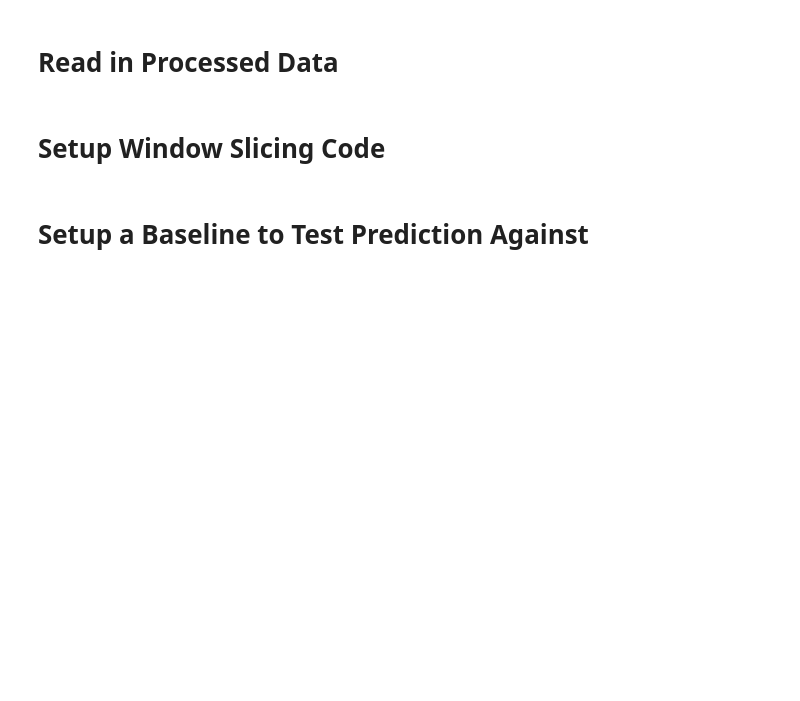
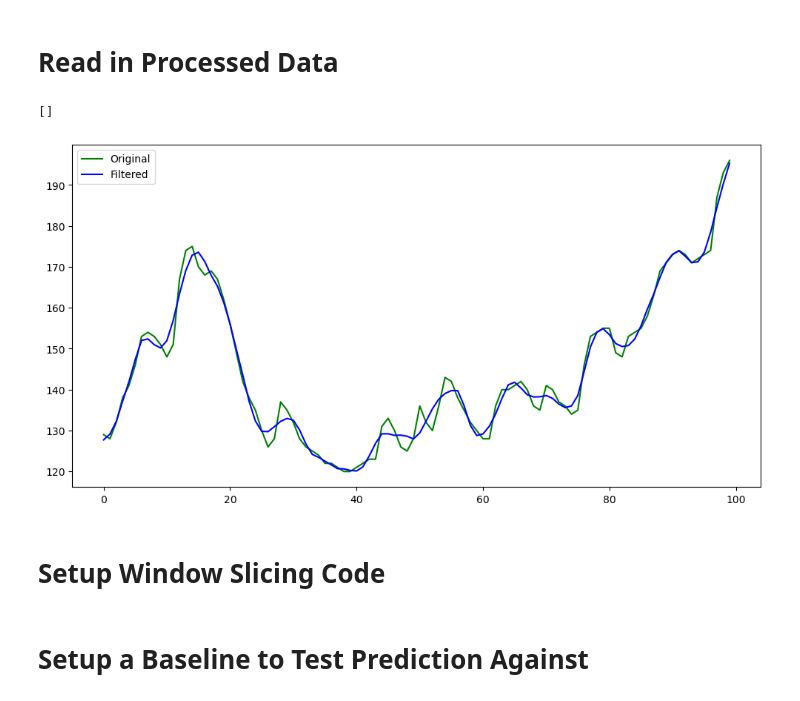
Before and after one commit to Zumbergz/BGLPredictor, a Jupyter notebook: code/BGPrediction.ipynb, the cells around one changed output. Drawn from its saved outputs; the diff is of its cells as text; code cells hidden in the pictures; blank space fills up the shorter version.

```diff
--- a/code/BGPrediction.ipynb
+++ b/code/BGPrediction.ipynb
@@ -10,6 +11,12 @@ import IPython
 import IPython.display
 # %% [markdown]
 # Read in Processed Data
+# %%
+def filter_data(train_data):
+    output = train_data.copy()
+    filtered = savgol_filter(output['GlucoseLevel'], 13, 4)
+    output['GlucoseLevel'] = filtered
+    return output
 # %%
 datapath = '../../OhioT1DM/data/processed/'
 train_563 = pd.read_csv(datapath + 'train_563.csv').set_index('ts')
@@ -22,8 +29,19 @@ test_570 = pd.read_csv(datapath + 'test_570.csv').set_index('ts')
 # %%
 all_train_data = [train_563, train_588, train_570]
 all_test_data = [test_563, test_588, test_570]
+all_filtered_data = [filter_data(x) for x in all_train_data]
+patient_names = {0: '563', 1: '588', 2: '570'}
 # %%
 compartmentals = ['Short', 'Long', 'Carb']
+# %%
+fig, ax = plt.subplots(figsize=(12,6))
+plt.plot(list(range(100)), all_train_data[0]['GlucoseLevel'][100:200], c='g', label='Original')
+plt.plot(list(range(100)), all_filtered_data[0]['GlucoseLevel'][100:200], c='b', label='Filtered')
+plt.legend()
+plt.plot()
+# %% [output]
+[]
+[figure, added]
 # %% [markdown]
 # Setup Window Slicing Code
 # %%
```
Also changed, not shown: parts of 34 cells of this notebook, 1 other file.
